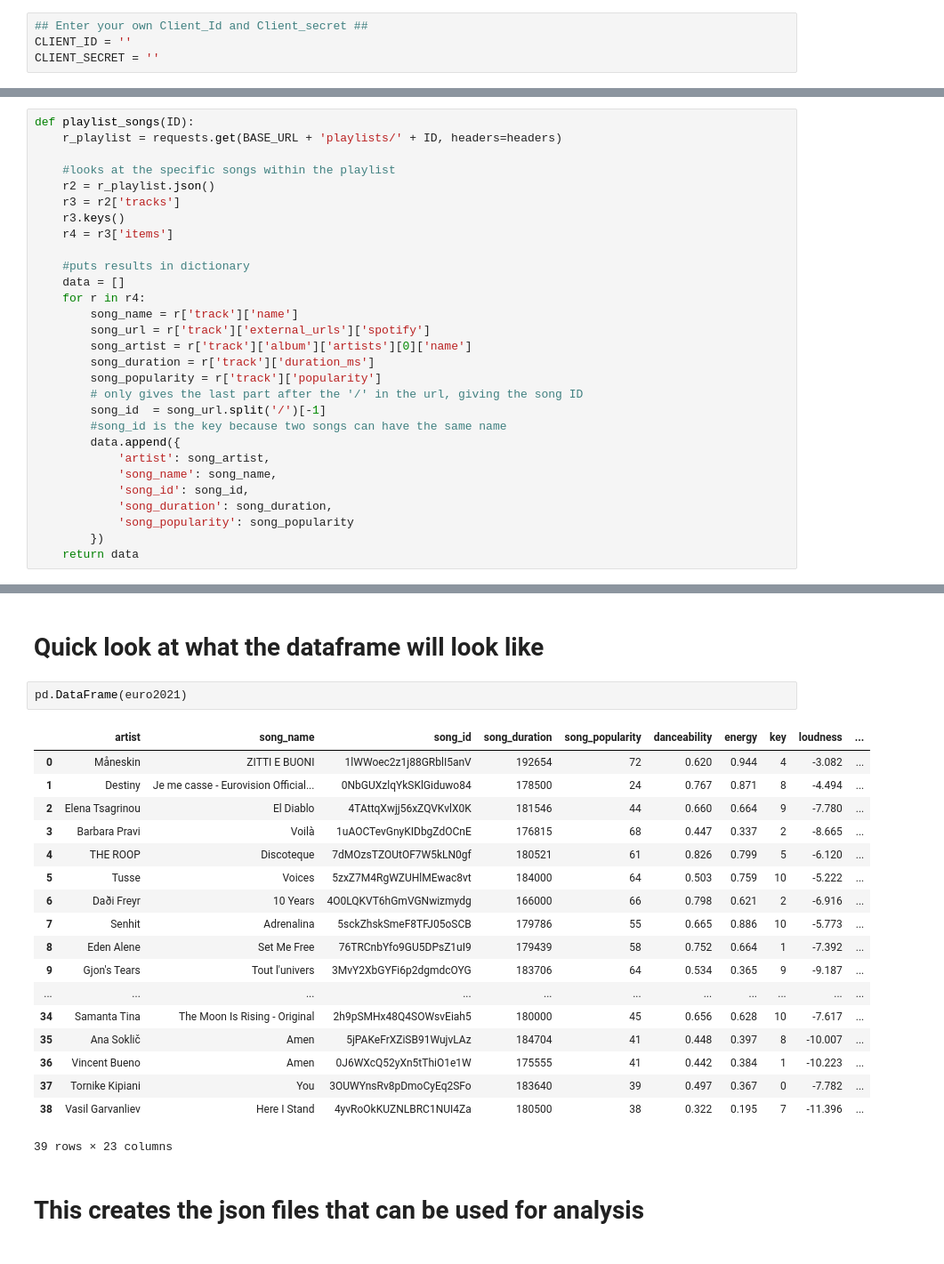
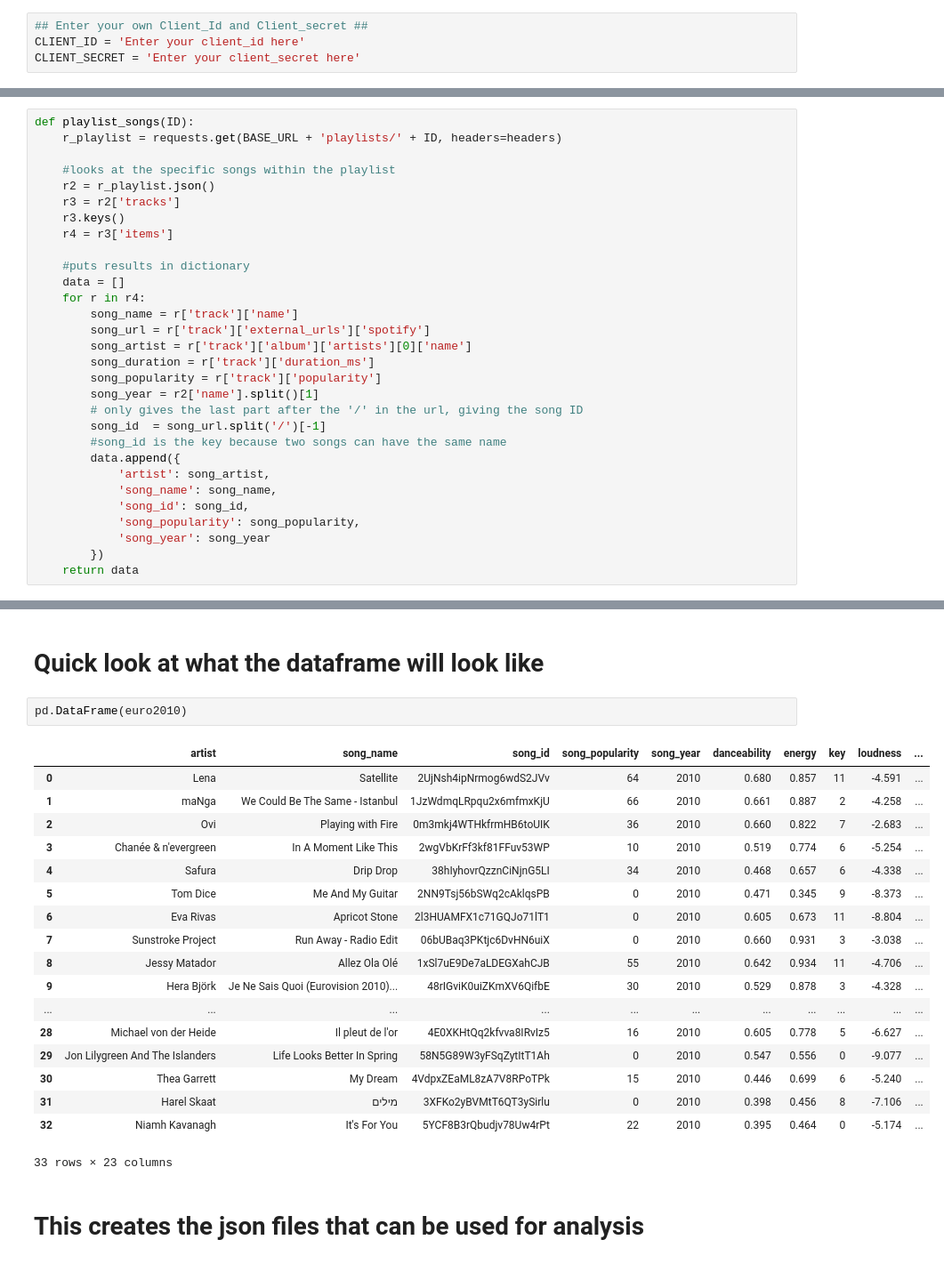
Before and after one commit to juantieme/ToolsAndMethodsSpotify, a Jupyter notebook: CodeForSpotifyPlaylist.ipynb, the cells around one changed output, grey strips where cells are left out. Shown at 89% size. Cells and saved outputs as stored; diff of their text form.

Commit message:
Add files via upload
This is the version with the year of the eurovision in which the song appears

```diff
--- a/CodeForSpotifyPlaylist.ipynb
+++ b/CodeForSpotifyPlaylist.ipynb
@@ -12,8 +12,8 @@ import json
 - Reference for the code found below: Steven Morse (2020) https://stmorse.github.io/journal/spotify-api.html
 # %%
 ## Enter your own Client_Id and Client_secret ##
-CLIENT_ID = ''
-CLIENT_SECRET = ''
+CLIENT_ID = 'Enter your client_id here'
+CLIENT_SECRET = 'Enter your client_secret here'
 # %%
 AUTH_URL = 'https://accounts.spotify.com/api/token'
 BASE_URL = 'https://api.spotify.com/v1/'
@@ -62,6 +62,7 @@ def playlist_songs(ID):
         song_artist = r['track']['album']['artists'][0]['name']
         song_duration = r['track']['duration_ms']
         song_popularity = r['track']['popularity']
+        song_year = r2['name'].split()[1]
         # only gives the last part after the '/' in the url, giving the song ID
         song_id  = song_url.split('/')[-1]
         #song_id is the key because two songs can have the same name
@@ -69,8 +70,8 @@ def playlist_songs(ID):
             'artist': song_artist,
             'song_name': song_name,
             'song_id': song_id,
-            'song_duration': song_duration,
-            'song_popularity': song_popularity
+            'song_popularity': song_popularity,
+            'song_year': song_year
         })
     return data
 # %% [markdown]
@@ -106,26 +107,26 @@ euro2010 = add_audiofeatures("3Vf3E8WavFCRLGF3a97nR9?si=f2114a3f8c6940d2")
 # %% [markdown]
 # Quick look at what the dataframe will look like
 # %%
-pd.DataFrame(euro2021)
+pd.DataFrame(euro2010)
 # %% [output]
-|  | artist | song_name | song_id | song_duration | song_popularity | danceability | energy | key | loudness | ... |
-| 0 | Måneskin | ZITTI E BUONI | 1lWWoec2z1j88GRblI5anV | 192654 | 72 | 0.620 | 0.944 | 4 | -3.082 | ... |
-| 1 | Destiny | Je me casse - Eurovision Official... | 0NbGUXzlqYkSKlGiduwo84 | 178500 | 24 | 0.767 | 0.871 | 8 | -4.494 | ... |
-| 2 | Elena Tsagrinou | El Diablo | 4TAttqXwjj56xZQVKvlX0K | 181546 | 44 | 0.660 | 0.664 | 9 | -7.780 | ... |
-| 3 | Barbara Pravi | Voilà | 1uAOCTevGnyKIDbgZdOCnE | 176815 | 68 | 0.447 | 0.337 | 2 | -8.665 | ... |
-| 4 | THE ROOP | Discoteque | 7dMOzsTZOUtOF7W5kLN0gf | 180521 | 61 | 0.826 | 0.799 | 5 | -6.120 | ... |
-| 5 | Tusse | Voices | 5zxZ7M4RgWZUHlMEwac8vt | 184000 | 64 | 0.503 | 0.759 | 10 | -5.222 | ... |
-| 6 | Daði Freyr | 10 Years | 4O0LQKVT6hGmVGNwizmydg | 166000 | 66 | 0.798 | 0.621 | 2 | -6.916 | ... |
-| 7 | Senhit | Adrenalina | 5sckZhskSmeF8TFJ05oSCB | 179786 | 55 | 0.665 | 0.886 | 10 | -5.773 | ... |
-| 8 | Eden Alene | Set Me Free | 76TRCnbYfo9GU5DPsZ1uI9 | 179439 | 58 | 0.752 | 0.664 | 1 | -7.392 | ... |
-| 9 | Gjon's Tears | Tout l'univers | 3MvY2XbGYFi6p2dgmdcOYG | 183706 | 64 | 0.534 | 0.365 | 9 | -9.187 | ... |
+|  | artist | song_name | song_id | song_popularity | song_year | danceability | energy | key | loudness | ... |
+| 0 | Lena | Satellite | 2UjNsh4ipNrmog6wdS2JVv | 64 | 2010 | 0.680 | 0.857 | 11 | -4.591 | ... |
+| 1 | maNga | We Could Be The Same - Istanbul | 1JzWdmqLRpqu2x6mfmxKjU | 66 | 2010 | 0.661 | 0.887 | 2 | -4.258 | ... |
+| 2 | Ovi | Playing with Fire | 0m3mkj4WTHkfrmHB6toUIK | 36 | 2010 | 0.660 | 0.822 | 7 | -2.683 | ... |
+| 3 | Chanée & n'evergreen | In A Moment Like This | 2wgVbKrFf3kf81FFuv53WP | 10 | 2010 | 0.519 | 0.774 | 6 | -5.254 | ... |
+| 4 | Safura | Drip Drop | 38hIyhovrQzznCiNjnG5LI | 34 | 2010 | 0.468 | 0.657 | 6 | -4.338 | ... |
+| 5 | Tom Dice | Me And My Guitar | 2NN9Tsj56bSWq2cAklqsPB | 0 | 2010 | 0.471 | 0.345 | 9 | -8.373 | ... |
+| 6 | Eva Rivas | Apricot Stone | 2l3HUAMFX1c71GQJo71lT1 | 0 | 2010 | 0.605 | 0.673 | 11 | -8.804 | ... |
+| 7 | Sunstroke Project | Run Away - Radio Edit | 06bUBaq3PKtjc6DvHN6uiX | 0 | 2010 | 0.660 | 0.931 | 3 | -3.038 | ... |
+| 8 | Jessy Matador | Allez Ola Olé | 1xSl7uE9De7aLDEGXahCJB | 55 | 2010 | 0.642 | 0.934 | 11 | -4.706 | ... |
+| 9 | Hera Björk | Je Ne Sais Quoi (Eurovision 2010)... | 48rIGviK0uiZKmXV6QifbE | 30 | 2010 | 0.529 | 0.878 | 3 | -4.328 | ... |
 | ... | ... | ... | ... | ... | ... | ... | ... | ... | ... | ... |
-| 34 | Samanta Tina | The Moon Is Rising - Original | 2h9pSMHx48Q4SOWsvEiah5 | 180000 | 45 | 0.656 | 0.628 | 10 | -7.617 | ... |
-| 35 | Ana Soklič | Amen | 5jPAKeFrXZiSB91WujvLAz | 184704 | 41 | 0.448 | 0.397 | 8 | -10.007 | ... |
-| 36 | Vincent Bueno | Amen | 0J6WXcQ52yXn5tThiO1e1W | 175555 | 41 | 0.442 | 0.384 | 1 | -10.223 | ... |
-| 37 | Tornike Kipiani | You | 3OUWYnsRv8pDmoCyEq2SFo | 183640 | 39 | 0.497 | 0.367 | 0 | -7.782 | ... |
-| 38 | Vasil Garvanliev | Here I Stand | 4yvRoOkKUZNLBRC1NUI4Za | 180500 | 38 | 0.322 | 0.195 | 7 | -11.396 | ... |
+| 28 | Michael von der Heide | Il pleut de l'or | 4E0XKHtQq2kfvva8IRvIz5 | 16 | 2010 | 0.605 | 0.778 | 5 | -6.627 | ... |
+| 29 | Jon Lilygreen And The Islanders | Life Looks Better In Spring | 58N5G89W3yFSqZytItT1Ah | 0 | 2010 | 0.547 | 0.556 | 0 | -9.077 | ... |
+| 30 | Thea Garrett | My Dream | 4VdpxZEaML8zA7V8RPoTPk | 15 | 2010 | 0.446 | 0.699 | 6 | -5.240 | ... |
+| 31 | Harel Skaat | מילים | 3XFKo2yBVMtT6QT3ySirlu | 0 | 2010 | 0.398 | 0.456 | 8 | -7.106 | ... |
+| 32 | Niamh Kavanagh | It's For You | 5YCF8B3rQbudjv78Uw4rPt | 22 | 2010 | 0.395 | 0.464 | 0 | -5.174 | ... |
-39 rows × 23 columns
+33 rows × 23 columns
 # %% [markdown]
 # This creates the json files that can be used for analysis
 # %%
```
Also changed, not shown: parts of 1 cell of this notebook, 12 other files.
